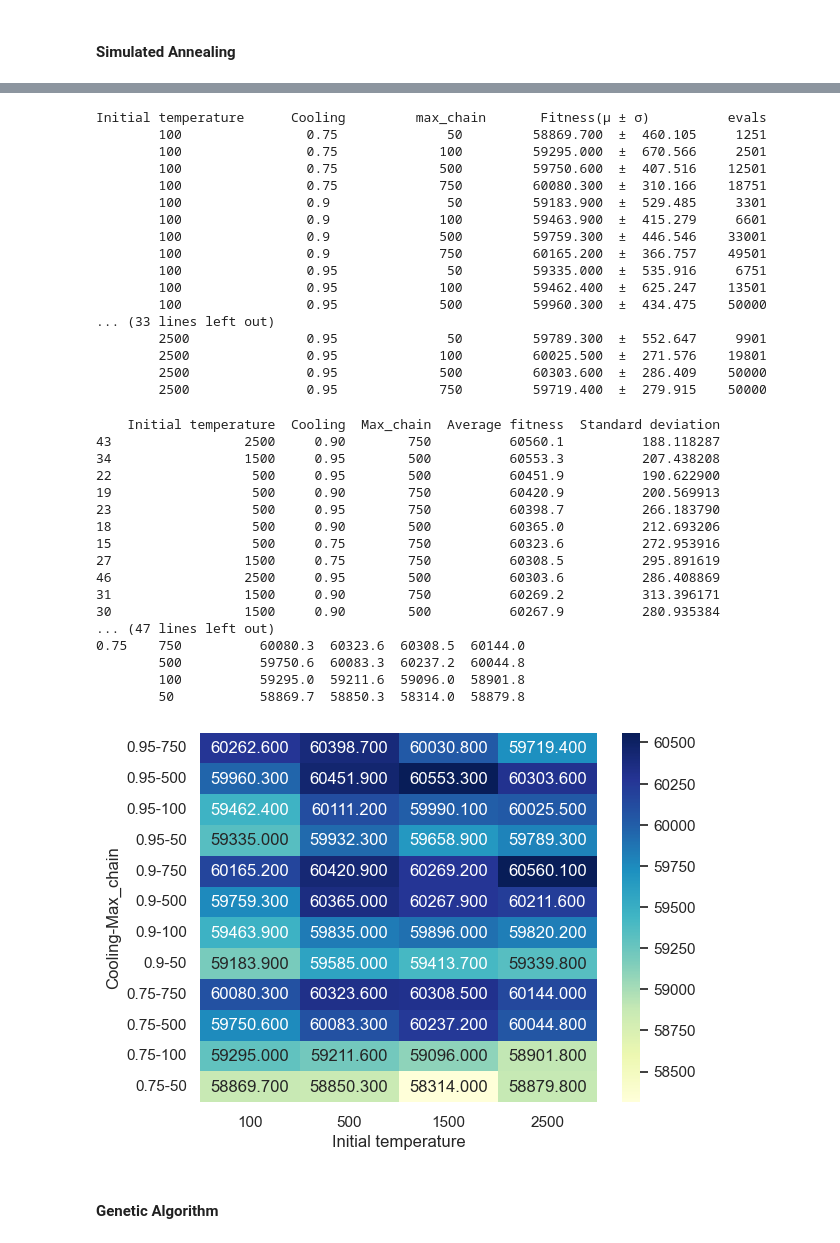
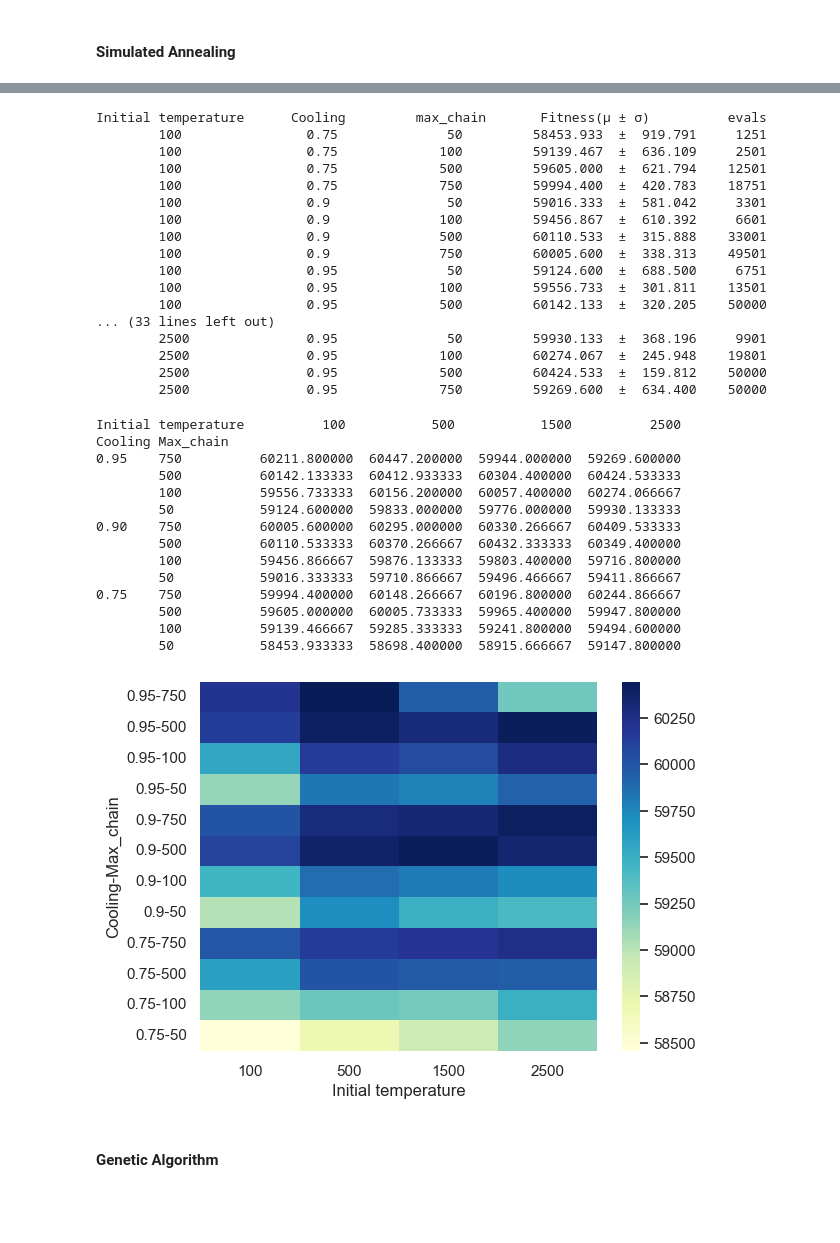
Before and after one commit to usainzg/search-heuristics, a Jupyter notebook: LOP_Naroa_Unai.ipynb, the cells around one changed output, grey strips where cells are left out. Saved outputs shown, nothing was run; the diff lists cells and outputs as text; code cells hidden in the pictures; blank space fills up the shorter version.

```diff
--- a/LOP_Naroa_Unai.ipynb
+++ b/LOP_Naroa_Unai.ipynb
@@ -498,10 +498,10 @@ Time (μ ± σ):   0.017367  ±  0.011118
 # %% [markdown]
 ### Parameter Tuning Process
 # %%
-instance_10 = read_instance_LOP(f"{std_instances_path}/Cebe.lop.n10.1")
+instance_20 = read_instance_LOP(f"{std_instances_path}/Cebe.lop.n20.4")
 instance_30 = read_instance_LOP(f"{std_instances_path}/Cebe.lop.n30.3")
 # %%
-N_RUNS = 10
+N_RUNS = 15
 # %% [markdown]
 #### Simulated Annealing
 # %%
@@ -525,7 +527,7 @@ for tmp in initial_temperatures:
             for i in range(N_RUNS):
                 start = time()
                 (fitness, sol, evals) = simulated_annealing(
-                    instance_10,
+                    instance_20,
                     evals=max_evals,
                     constructive_solution=False,
                     initial_temperature=tmp,
@@ -535,7 +537,6 @@ for tmp in initial_temperatures:
                 end = time()
                 time_list.append(end - start)
                 fit_l.append(fitness)
-                # print(fitness, sol)
             list_initial_temperatures.append(tmp)
             list_coolings.append(cooling)
             list_max_chain.append(chain)
@@ -666,73 +662,66 @@ for tmp in initial_temperatures:
             # print("Time (μ ± σ):\t{:.6f}  ±  {:.6f}".format(float(np.mean(time_list)), float(np.std(time_list))))
 # %% [output]
 Initial temperature      Cooling         max_chain       Fitness(μ ± σ)          evals
-        100                0.75              50         58869.700  ±  460.105     1251
-        100                0.75             100         59295.000  ±  670.566     2501
-        100                0.75             500         59750.600  ±  407.516    12501
-        100                0.75             750         60080.300  ±  310.166    18751
-        100                0.9               50         59183.900  ±  529.485     3301
-        100                0.9              100         59463.900  ±  415.279     6601
-        100                0.9              500         59759.300  ±  446.546    33001
-        100                0.9              750         60165.200  ±  366.757    49501
-        100                0.95              50         59335.000  ±  535.916     6751
-        100                0.95             100         59462.400  ±  625.247    13501
-        100                0.95             500         59960.300  ±  434.475    50000
+        100                0.75              50         58453.933  ±  919.791     1251
+        100                0.75             100         59139.467  ±  636.109     2501
+        100                0.75             500         59605.000  ±  621.794    12501
+        100                0.75             750         59994.400  ±  420.783    18751
+        100                0.9               50         59016.333  ±  581.042     3301
+        100                0.9              100         59456.867  ±  610.392     6601
+        100                0.9              500         60110.533  ±  315.888    33001
+        100                0.9              750         60005.600  ±  338.313    49501
+        100                0.95              50         59124.600  ±  688.500     6751
+        100                0.95             100         59556.733  ±  301.811    13501
+        100                0.95             500         60142.133  ±  320.205    50000
 ... (33 lines left out)
-        2500               0.95              50         59789.300  ±  552.647     9901
-        2500               0.95             100         60025.500  ±  271.576    19801
-        2500               0.95             500         60303.600  ±  286.409    50000
-        2500               0.95             750         59719.400  ±  279.915    50000
+        2500               0.95              50         59930.133  ±  368.196     9901
+        2500               0.95             100         60274.067  ±  245.948    19801
+        2500               0.95             500         60424.533  ±  159.812    50000
+        2500               0.95             750         59269.600  ±  634.400    50000
 # %%
 pd.set_option("expand_frame_repr", False)
 datos = pd.DataFrame(
     {
         "Initial temperature": list_initial_temperatures,
         "Cooling": list_coolings,
         "Max_chain": list_max_chain,
         "Average fitness": avg_fitnesses,
         "Standard deviation": deviations,
     }
 )
-
 datos.sort_values(
     by=["Average fitness"], inplace=True, ascending=False
 )
-print(datos)
-
 datos = datos.pivot(
     index=["Cooling", "Max_chain"],
     columns=[
         "Initial temperature",
     ],
     values="Average fitness",
 )
 datos.sort_index(axis=0, ascending=False, inplace=True)
-sns.heatmap(datos, annot=True, fmt=".3f", cmap="YlGnBu")
-
+sns.heatmap(datos, fmt=".3f", cmap="YlGnBu")
 print(datos)
 
 # TODO: change!!!
 # BEST: Temperatura inicial alta (1500), cooling intermedio (0.9) y max_chain alto (500). Se llega al max de evals.
 # Fitness: 50598.300  ±  100.997
 # %% [output]
-    Initial temperature  Cooling  Max_chain  Average fitness  Standard deviation
-43                 2500     0.90        750          60560.1          188.118287
-34                 1500     0.95        500          60553.3          207.438208
-22                  500     0.95        500          60451.9          190.622900
-19                  500     0.90        750          60420.9          200.569913
-23                  500     0.95        750          60398.7          266.183790
-18                  500     0.90        500          60365.0          212.693206
-15                  500     0.75        750          60323.6          272.953916
-27                 1500     0.75        750          60308.5          295.891619
-46                 2500     0.95        500          60303.6          286.408869
-31                 1500     0.90        750          60269.2          313.396171
-30                 1500     0.90        500          60267.9          280.935384
-... (47 lines left out)
-0.75    750          60080.3  60323.6  60308.5  60144.0
-        500          59750.6  60083.3  60237.2  60044.8
-        100          59295.0  59211.6  59096.0  58901.8
-        50           58869.7  58850.3  58314.0  58879.8
+Initial temperature          100           500           1500          2500
+Cooling Max_chain
+0.95    750          60211.800000  60447.200000  59944.000000  59269.600000
+        500          60142.133333  60412.933333  60304.400000  60424.533333
+        100          59556.733333  60156.200000  60057.400000  60274.066667
+        50           59124.600000  59833.000000  59776.000000  59930.133333
+0.90    750          60005.600000  60295.000000  60330.266667  60409.533333
+        500          60110.533333  60370.266667  60432.333333  60349.400000
+        100          59456.866667  59876.133333  59803.400000  59716.800000
+        50           59016.333333  59710.866667  59496.466667  59411.866667
+0.75    750          59994.400000  60148.266667  60196.800000  60244.866667
+        500          59605.000000  60005.733333  59965.400000  59947.800000
+        100          59139.466667  59285.333333  59241.800000  59494.600000
+        50           58453.933333  58698.400000  58915.666667  59147.800000
-[figure, old version]
+[figure, new version]
 # %% [markdown]
 #### Genetic Algorithm
 # %%
```
Also changed, not shown: parts of 19 cells of this notebook.
